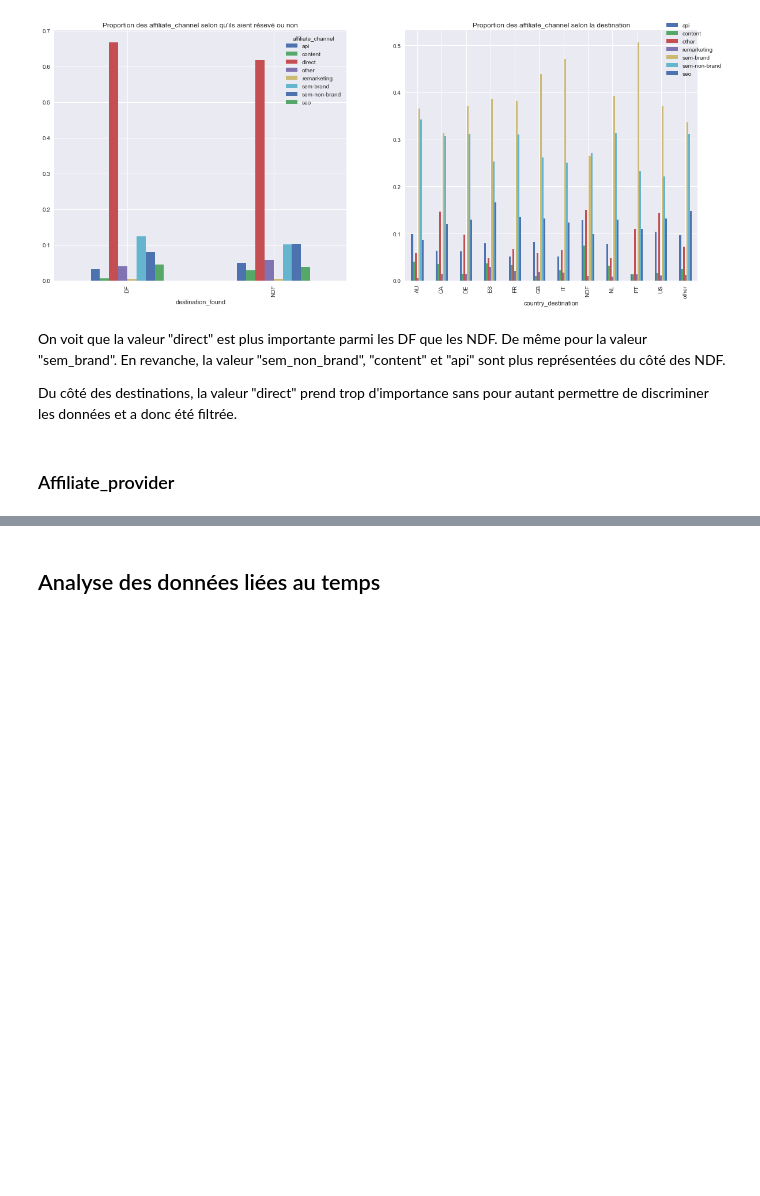
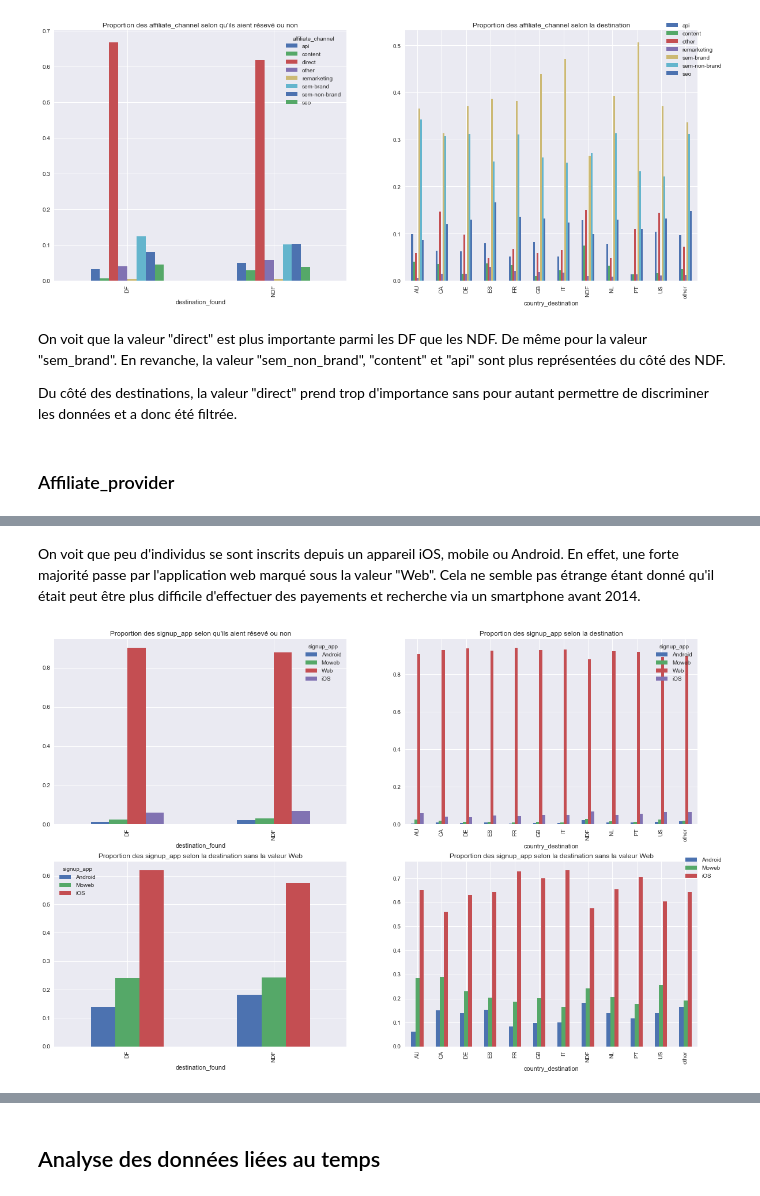
Before and after one commit to vesran/BookerGuess, a Jupyter notebook: _2_analyse_des_utilisateurs.ipynb, the cells around one changed output, grey strips where cells are left out. Drawn from its saved outputs; the diff is of its cells as text; code cells hidden in the pictures; blank space fills up the shorter version.

```diff
--- a/_2_analyse_des_utilisateurs.ipynb
+++ b/_2_analyse_des_utilisateurs.ipynb
@@ -280,0 +291,25 @@ _ = plt.hist(users['affiliate_provider'], bins=np.arange(users['affiliate_provid
+# %% [markdown]
+On voit que peu d'individus se sont inscrits depuis un appareil iOS, mobile ou Android. En effet, une forte majorité passe par l'application web marqué sous la valeur "Web". Cela ne semble pas étrange étant donné qu'il était peut être plus difficile d'effectuer des payements et recherche via un smartphone avant 2014.
+# %%
+fig, ((ax1, ax2), (ax3, ax4)) = plt.subplots(nrows=2, ncols=2, figsize=(20, 13))
+var = pd.crosstab(users['destination_found'], users['signup_app'])
+var.div(var.sum(1).astype(float), axis=0).plot(kind="bar", stacked=False, ax=ax1)
+ax1.set_title("Proportion des signup_app selon qu'ils aient résevé ou non")
+
+var = pd.crosstab(users['country_destination'], users['signup_app'])
+var.div(var.sum(1).astype(float), axis=0).plot(kind="bar", stacked=False, ax=ax2)
+_ = ax2.set_title("Proportion des signup_app selon la destination")
+
+
+noweb_users = users[users['signup_app'] != 'Web']
+var = pd.crosstab(noweb_users['destination_found'], noweb_users['signup_app'])
+var.div(var.sum(1).astype(float), axis=0).plot(kind="bar", stacked=False, ax=ax3)
+_ = ax3.set_title("Proportion des signup_app selon la destination sans la valeur Web")
+
+
+var = pd.crosstab(noweb_users['country_destination'], noweb_users['signup_app'])
+var.div(var.sum(1).astype(float), axis=0).plot(kind="bar", stacked=False, ax=ax4)
+plt.legend(bbox_to_anchor=(1.1, 1.05))
+_ = ax4.set_title("Proportion des signup_app selon la destination sans la valeur Web")
+# %% [output]
+[figure, added]
```
Also changed, not shown: parts of 26 cells of this notebook, 1 other file.
